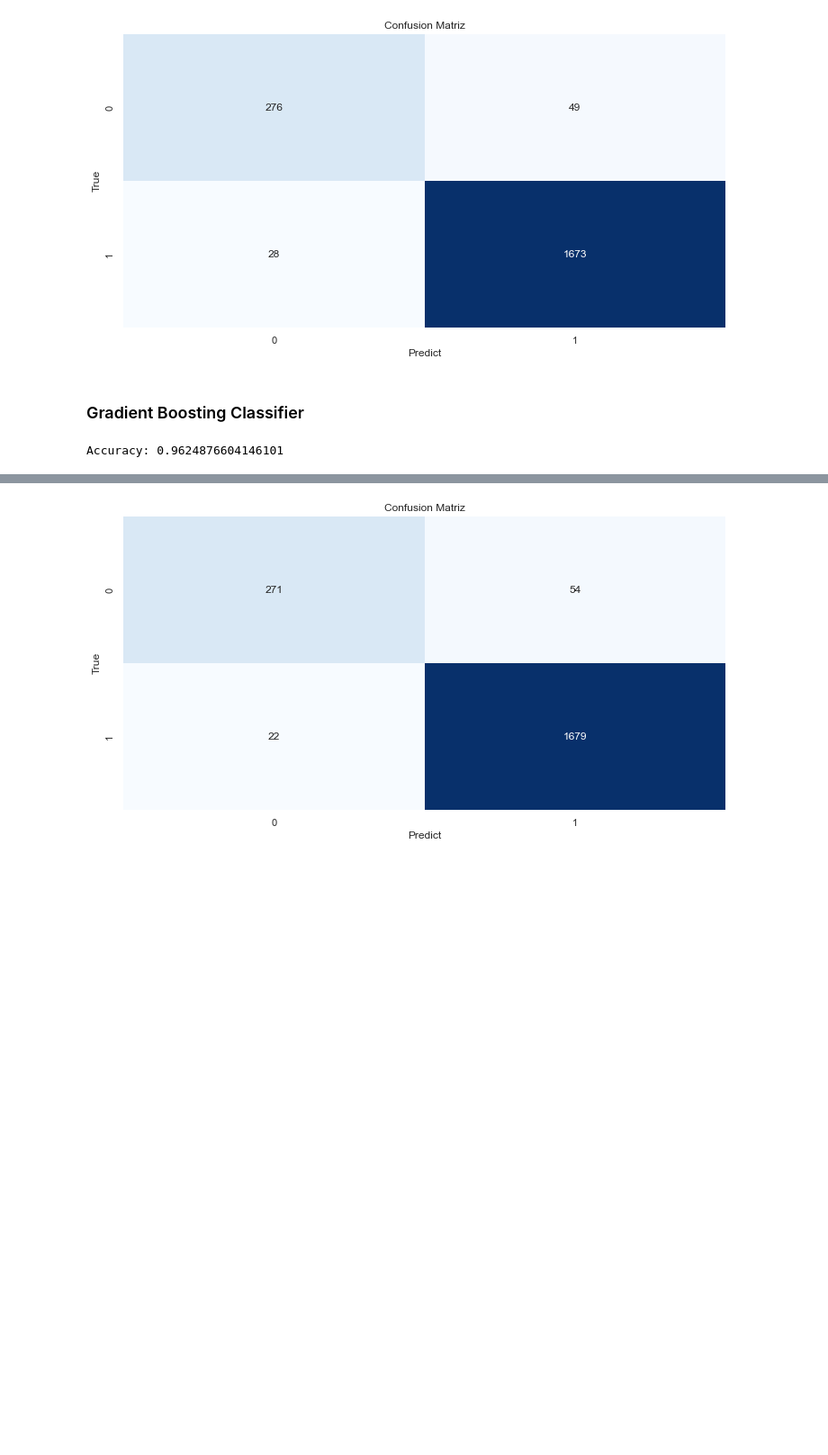
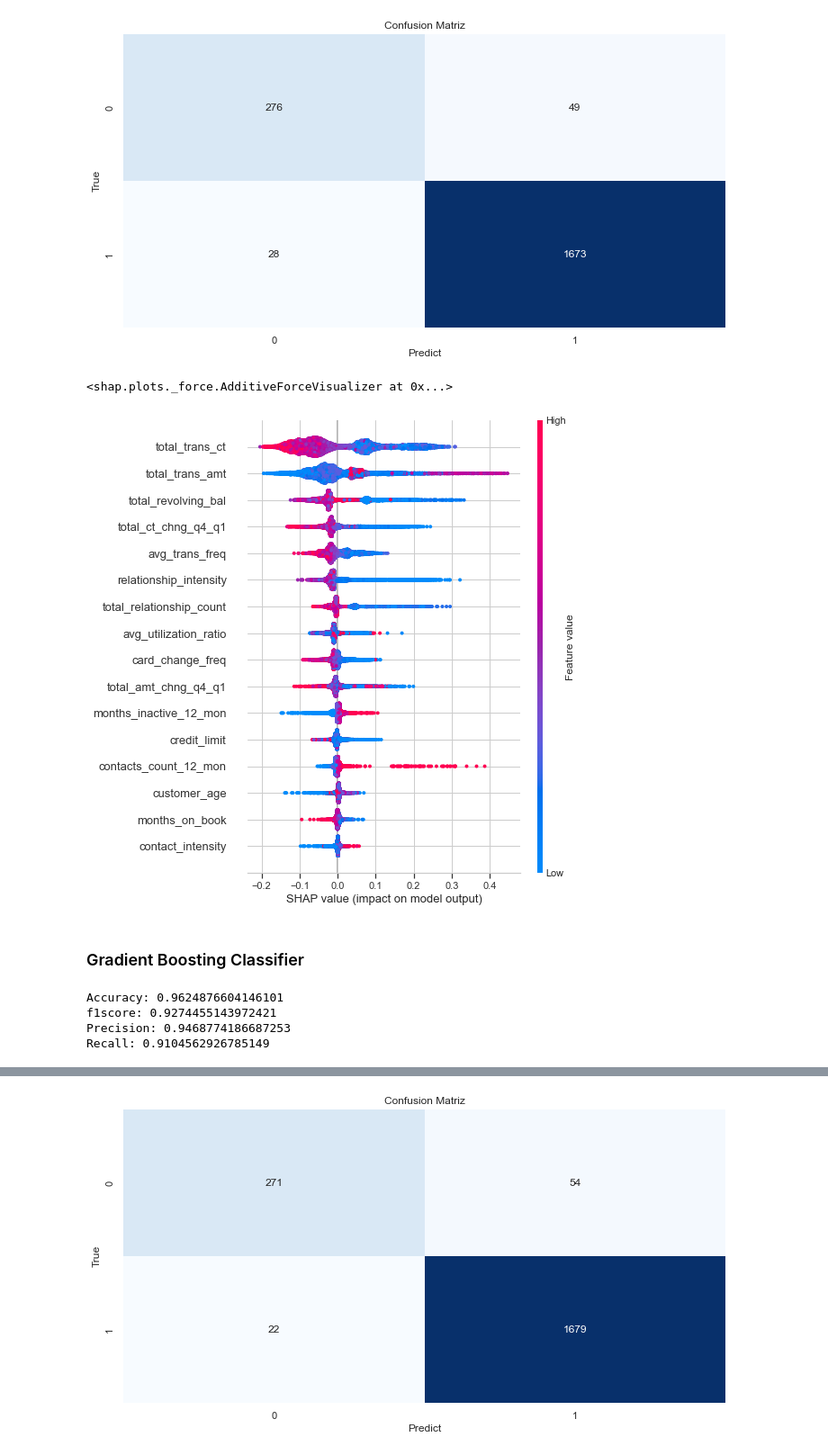
Before and after one commit to leonardoccarv/ChurnBankDetection, a Jupyter notebook: ChurnBankDetection.ipynb, the cells around one changed output, grey strips where cells are left out. Shown at 90% size. Cells and saved outputs as stored; diff of their text form; code cells hidden in the pictures; blank space fills up the shorter version.

Commit message:
shap analysis models

```diff
--- a/ChurnBankDetection.ipynb
+++ b/ChurnBankDetection.ipynb
@@ -373,7 +368,7 @@ df2 = df1.copy()
 # %%
 rs = RobustScaler()
 mms = MinMaxScaler()
-pt = PowerTransformer()
+ss = StandardScaler()
 
 # robust scaler
 df2['months_inactive_12_mon'] = rs.fit_transform(df2[['months_inactive_12_mon']].values)
@@ -387,8 +382,8 @@ df2['months_on_book'] = rs.fit_transform(df2[['months_on_book']].values)
 # min max scaler
 df2['total_trans_amt'] = mms.fit_transform(df2[['total_trans_amt']].values)
 
-# power transformer
-df2['customer_age'] = pt.fit_transform(df2[['customer_age']].values)
+# standard scaler
+df2['customer_age'] = ss.fit_transform(df2[['customer_age']].values)
 # %% [markdown]
 # EDA
 # %%
@@ -665,8 +660,8 @@ best_cols_boruta = ['customer_age', 'months_on_book',
 ## Machine Learning Modeling
 # %%
 # X are the features and y is the target variable (churn or not churn)
-X = df4[best_cols_boruta].values
-y = df3['attrition_flag'].values
+X = df4[best_cols_boruta]
+y = df3['attrition_flag']
 
 # Dividing the data into training and testing (80% training, 20% testing)
 X_train, X_test, y_train, y_test = train_test_split(X, y, test_size=0.2, random_state=42, stratify=y)
@@ -722,6 +785,19 @@ plt.ylabel("True")
 plt.show()
 # %% [output]
 [figure]
+# %%
+explainer = shap.Explainer(rf)
+shap_values = explainer(X)
+
+np.shape(shap_values.values)
+# %%
+shap.plots.force(shap_values[0][:, 1])
+# %% [output]
+<shap.plots._force.AdditiveForceVisualizer at 0x...>
+# %%
+shap.summary_plot(shap_values[:, :, 0], X)
+# %% [output]
+[figure, added]
 # %% [markdown]
 ### Gradient Boosting Classifier
 # %%
@@ -732,7 +808,19 @@ gb.fit(X_train, y_train)
 # prediction
 y_pred_gb = gb.predict(X_test)
 
-accuracy = accuracy_score(y_test, y_pred_gb)
-print(f"Accuracy: {accuracy}")
+accuracy_gb = accuracy_score(y_test, y_pred_gb)
+print(f"Accuracy: {accuracy_gb}")
+
+f1_score_gb = f1_score(y_test, y_pred_gb, average='macro')
+print(f"f1score: {f1_score_gb}")
+
+precision_gb = precision_score(y_test, y_pred_gb, average='macro')
+print(f"Precision: {precision_gb}")
+
+recall_gb = recall_score(y_test, y_pred_gb, average='macro')
+print(f"Recall: {recall_gb}")
 # %% [output]
 Accuracy: 0.9624876604146101
+f1score: 0.9274455143972421
+Precision: 0.9468774186687253
+Recall: 0.9104562926785149
```
Also changed, not shown: parts of 18 cells of this notebook.
